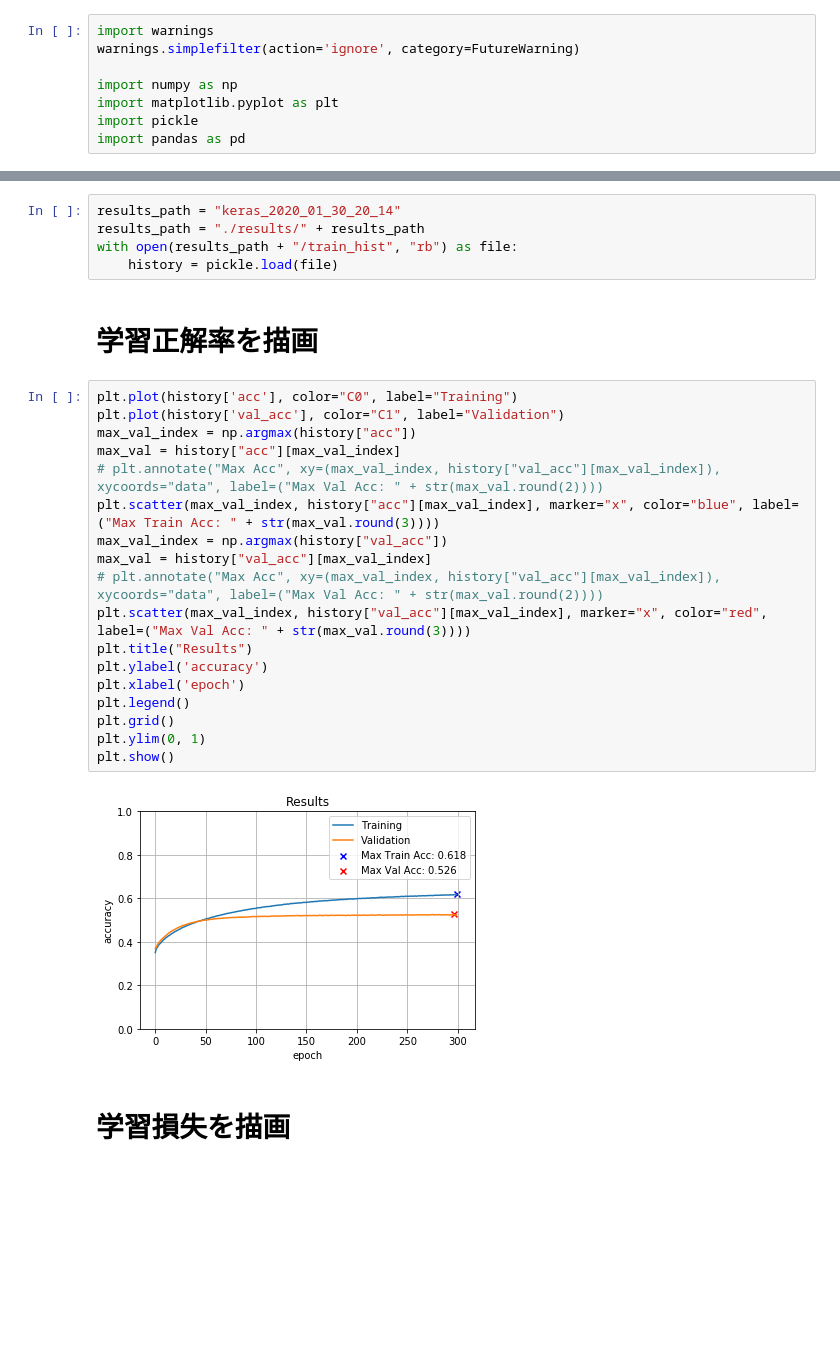
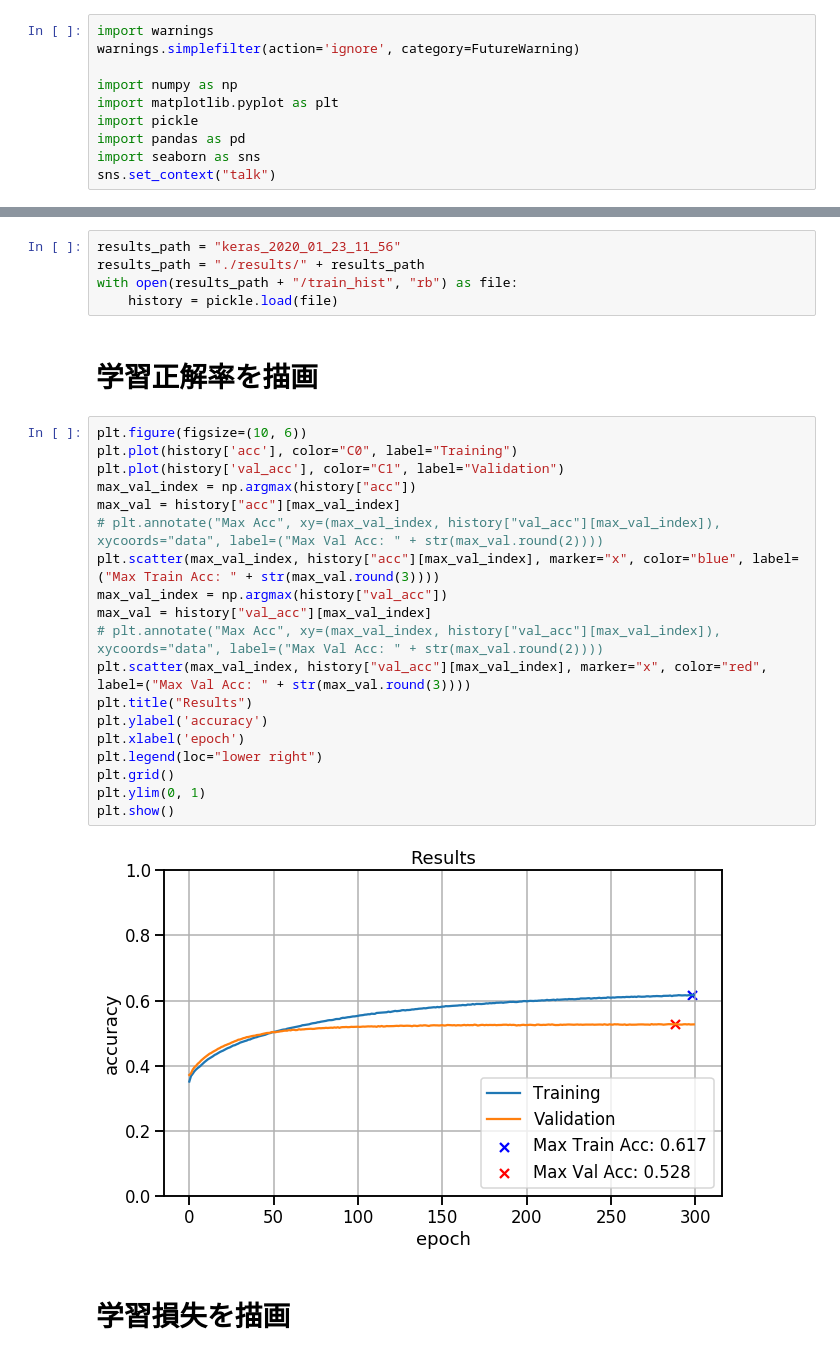
Before and after one commit to amar-enkhbat/graduation_thesis_2019, a Jupyter notebook: keras_eval.ipynb, the cells around one changed output, grey strips where cells are left out. Drawn from its saved outputs; the diff is of its cells as text; blank space fills up the shorter version.

Commit message:
graphs and updates

```diff
--- a/keras_eval.ipynb
+++ b/keras_eval.ipynb
@@ -8,35 +8,38 @@ import numpy as np
 import matplotlib.pyplot as plt
 import pickle
 import pandas as pd
+import seaborn as sns
+sns.set_context("talk")
 # %% [markdown]
 # 学習歴史を読み込み
 # %%
-results_path = "keras_2020_01_30_20_14"
+results_path = "keras_2020_01_23_11_56"
 results_path = "./results/" + results_path
 with open(results_path + "/train_hist", "rb") as file:
     history = pickle.load(file)
 # %% [markdown]
 # 学習正解率を描画
 # %%
+plt.figure(figsize=(10, 6))
 plt.plot(history['acc'], color="C0", label="Training")
 plt.plot(history['val_acc'], color="C1", label="Validation")
 max_val_index = np.argmax(history["acc"])
 max_val = history["acc"][max_val_index]
 # plt.annotate("Max Acc", xy=(max_val_index, history["val_acc"][max_val_index]), xycoords="data", label=("Max Val Acc: " + str(max_val.round(2))))
 plt.scatter(max_val_index, history["acc"][max_val_index], marker="x", color="blue", label=("Max Train Acc: " + str(max_val.round(3))))
 max_val_index = np.argmax(history["val_acc"])
 max_val = history["val_acc"][max_val_index]
 # plt.annotate("Max Acc", xy=(max_val_index, history["val_acc"][max_val_index]), xycoords="data", label=("Max Val Acc: " + str(max_val.round(2))))
 plt.scatter(max_val_index, history["val_acc"][max_val_index], marker="x", color="red", label=("Max Val Acc: " + str(max_val.round(3))))
 plt.title("Results")
 plt.ylabel('accuracy')
 plt.xlabel('epoch')
-plt.legend()
+plt.legend(loc="lower right")
 plt.grid()
 plt.ylim(0, 1)
 plt.show()
 # %% [output]
-[figure, old version]
+[figure, new version]
 # %% [markdown]
 # 学習損失を描画
 # %%
```
Also changed, not shown: parts of 12 cells of this notebook, 2 other files.
